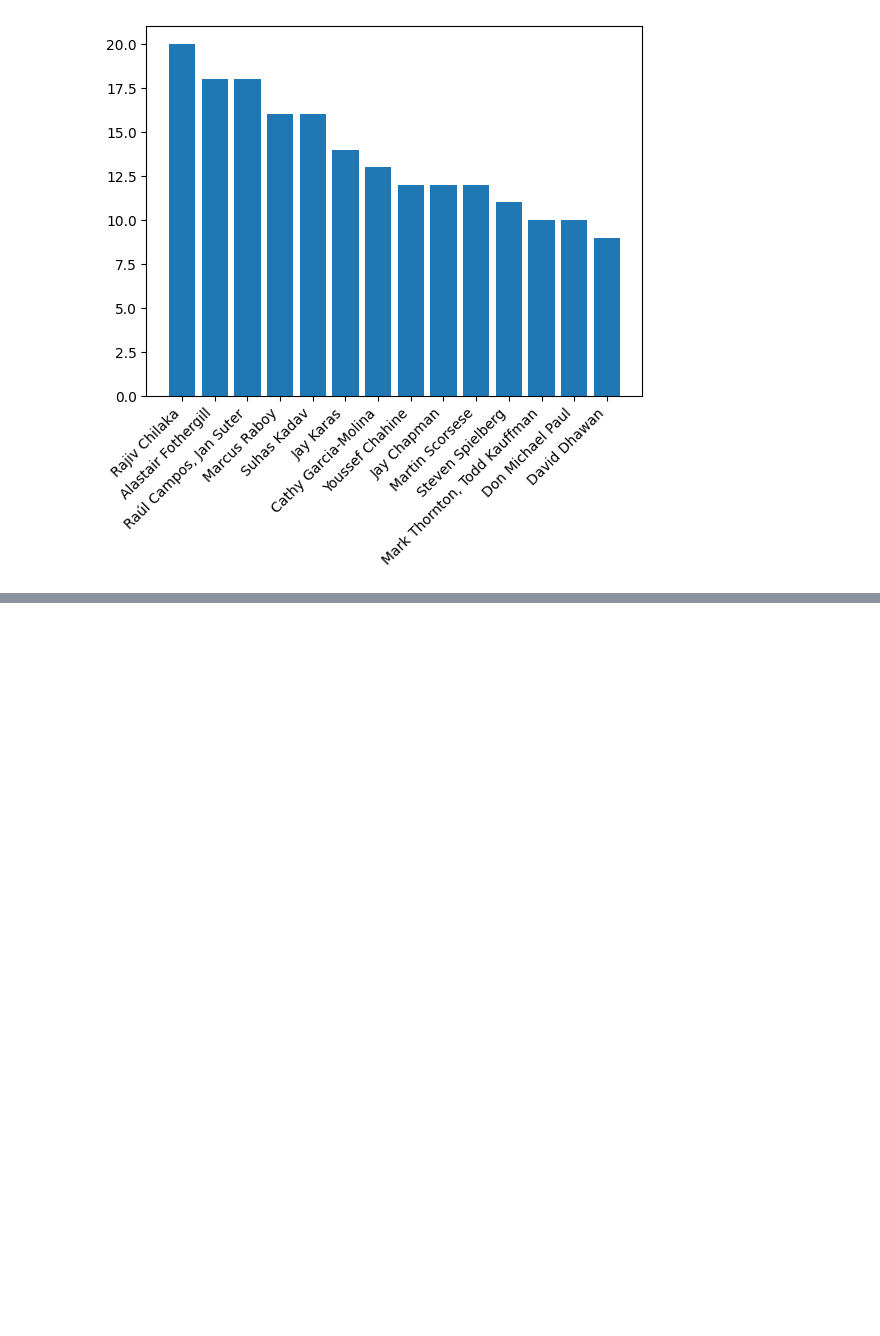
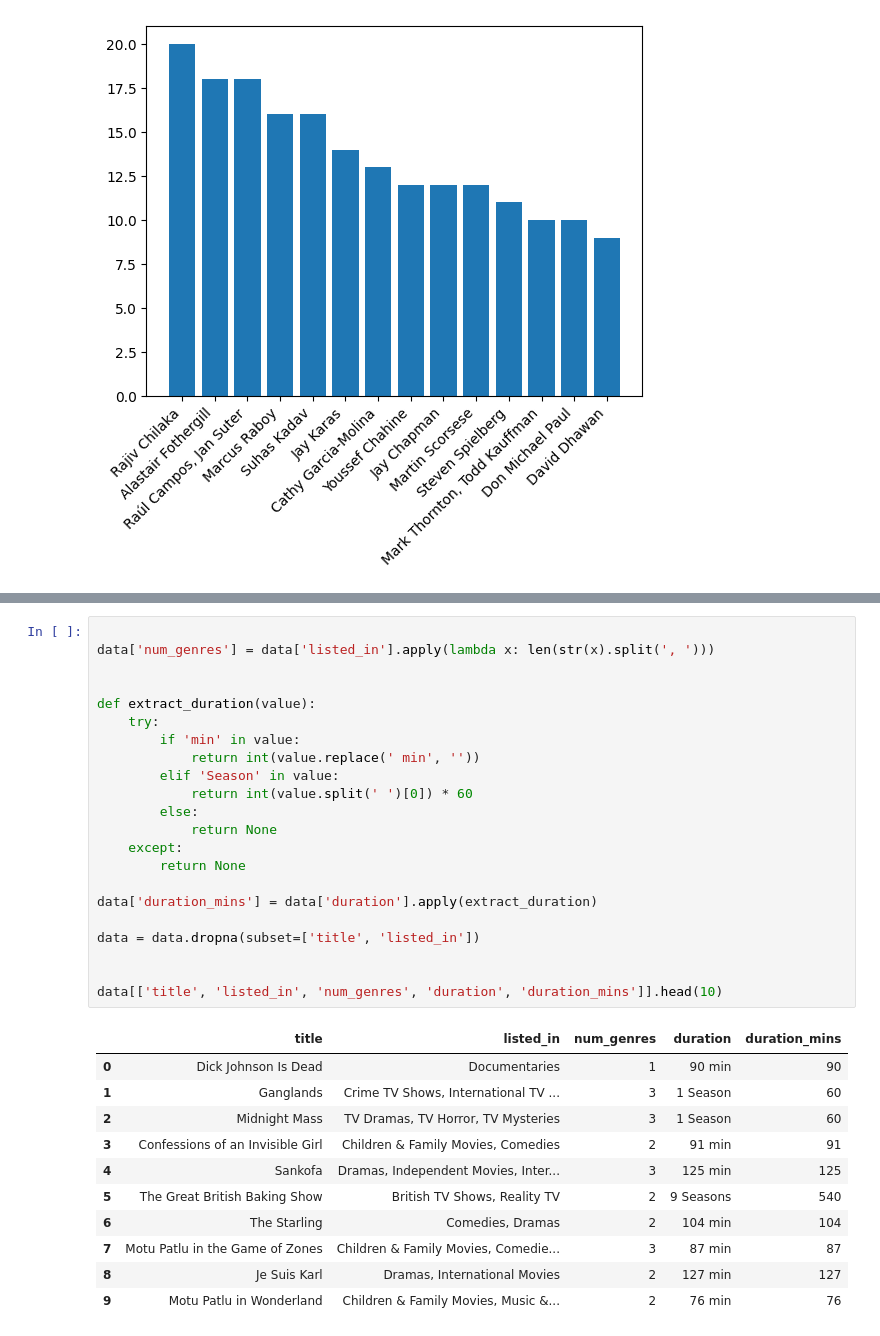
Before and after one commit to test-tlib/UMAM-DS-INTERN-PROJECTS, a Jupyter notebook: unm_Netflix_Data_(project_1)_.ipynb, the cells around one changed output, grey strips where cells are left out. Drawn from its saved outputs; the diff is of its cells as text; blank space fills up the shorter version.

```diff
--- a/unm_Netflix_Data_(project_1)_.ipynb
+++ b/unm_Netflix_Data_(project_1)_.ipynb
@@ -295,0 +308,34 @@ plt.xticks(rotation=45, ha='right')
+# %%
+
+data['num_genres'] = data['listed_in'].apply(lambda x: len(str(x).split(', ')))
+
+
+def extract_duration(value):
+    try:
+        if 'min' in value:
+            return int(value.replace(' min', ''))
+        elif 'Season' in value:
+            return int(value.split(' ')[0]) * 60
+        else:
+            return None
+    except:
+        return None
+
+data['duration_mins'] = data['duration'].apply(extract_duration)
+
+data = data.dropna(subset=['title', 'listed_in'])
+
+
+data[['title', 'listed_in', 'num_genres', 'duration', 'duration_mins']].head(10)
+# %% [output]
+|  | title | listed_in | num_genres | duration | duration_mins |
+| 0 | Dick Johnson Is Dead | Documentaries | 1 | 90 min | 90 |
+| 1 | Ganglands | Crime TV Shows, International TV ... | 3 | 1 Season | 60 |
+| 2 | Midnight Mass | TV Dramas, TV Horror, TV Mysteries | 3 | 1 Season | 60 |
+| 3 | Confessions of an Invisible Girl | Children & Family Movies, Comedies | 2 | 91 min | 91 |
+| 4 | Sankofa | Dramas, Independent Movies, Inter... | 3 | 125 min | 125 |
+| 5 | The Great British Baking Show | British TV Shows, Reality TV | 2 | 9 Seasons | 540 |
+| 6 | The Starling | Comedies, Dramas | 2 | 104 min | 104 |
+| 7 | Motu Patlu in the Game of Zones | Children & Family Movies, Comedie... | 3 | 87 min | 87 |
+| 8 | Je Suis Karl | Dramas, International Movies | 2 | 127 min | 127 |
+| 9 | Motu Patlu in Wonderland | Children & Family Movies, Music &... | 2 | 76 min | 76 |
```
Also changed, not shown: parts of 4 cells of this notebook.
